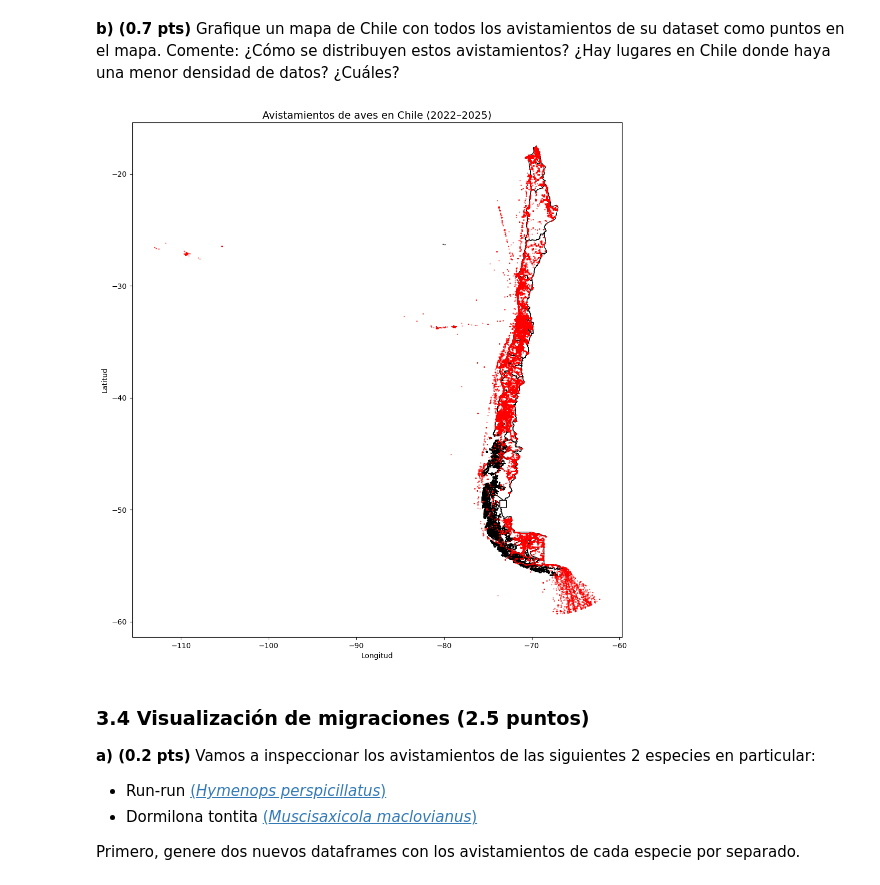
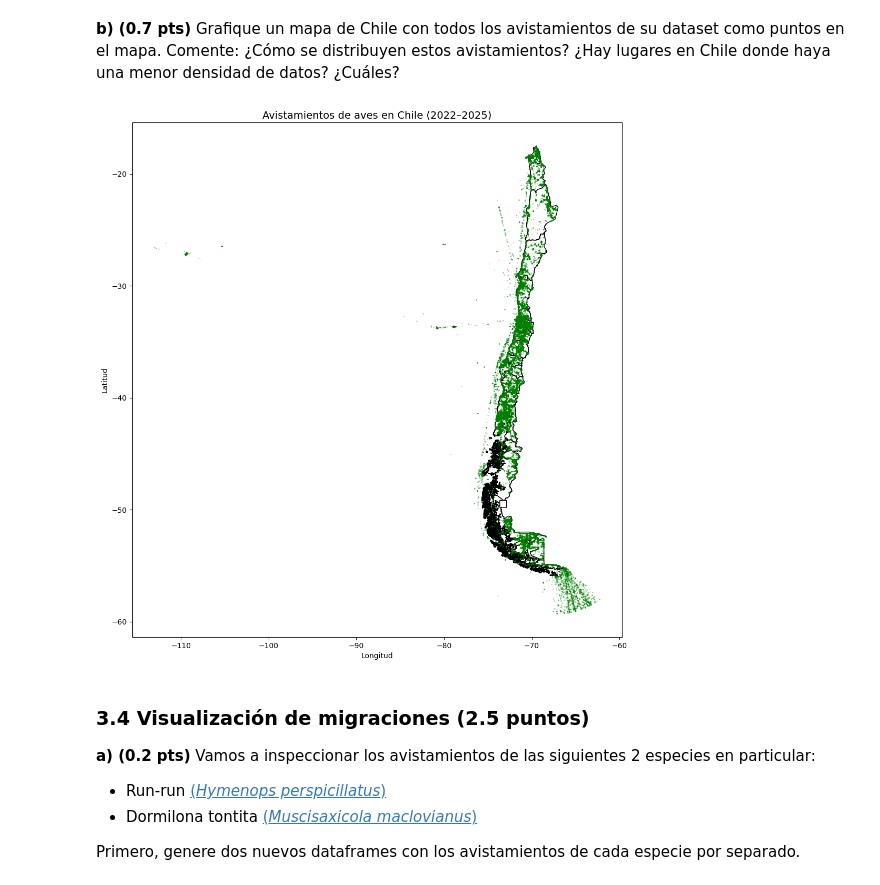
Before and after one commit to IgnOsorioo/IMT2200-Ignacio-Osorio, a Jupyter notebook: Tareas/Tarea 2/IMT2200-25s2 - Tarea 02.ipynb, the cells around one changed output. Cells and saved outputs as stored; diff of their text form; code cells hidden in the pictures.

```diff
--- a/Tareas/Tarea 2/IMT2200-25s2 - Tarea 02.ipynb
+++ b/Tareas/Tarea 2/IMT2200-25s2 - Tarea 02.ipynb
@@ -273,19 +274,19 @@ CRS final: EPSG:4326
 # %%
 # Respuesta
 fig, ax = plt.subplots(figsize=(12, 16))
 
 # Dibujar mapa base de regiones
-regiones.plot(ax=ax, color="white", edgecolor="black")
+regiones.plot(ax = ax, color = "white", edgecolor = "black")
 
 # Dibujar puntos de avistamientos
-gdf.plot(ax=ax, markersize=0.5, color="red", alpha=0.5)
+gdf.plot(ax = ax, markersize = 0.1, color = "green", alpha = 0.5)
 
 plt.title("Avistamientos de aves en Chile (2022–2025)", fontsize=14)
 plt.xlabel("Longitud")
 plt.ylabel("Latitud")
 plt.show()
 # %% [output]
-[figure, old version]
+[figure, new version]
 # %% [markdown]
 ### 3.4 Visualización de migraciones (2.5 puntos)
 
```
Also changed, not shown: parts of 12 cells of this notebook.
